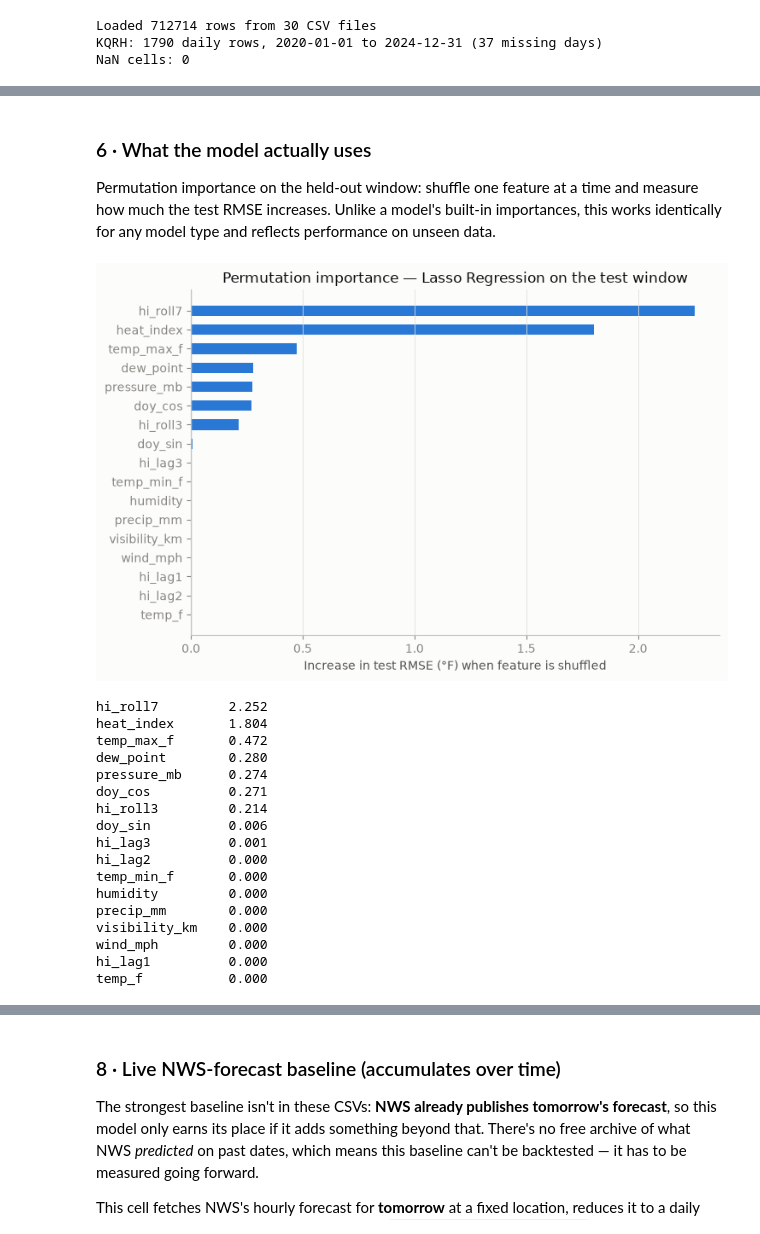
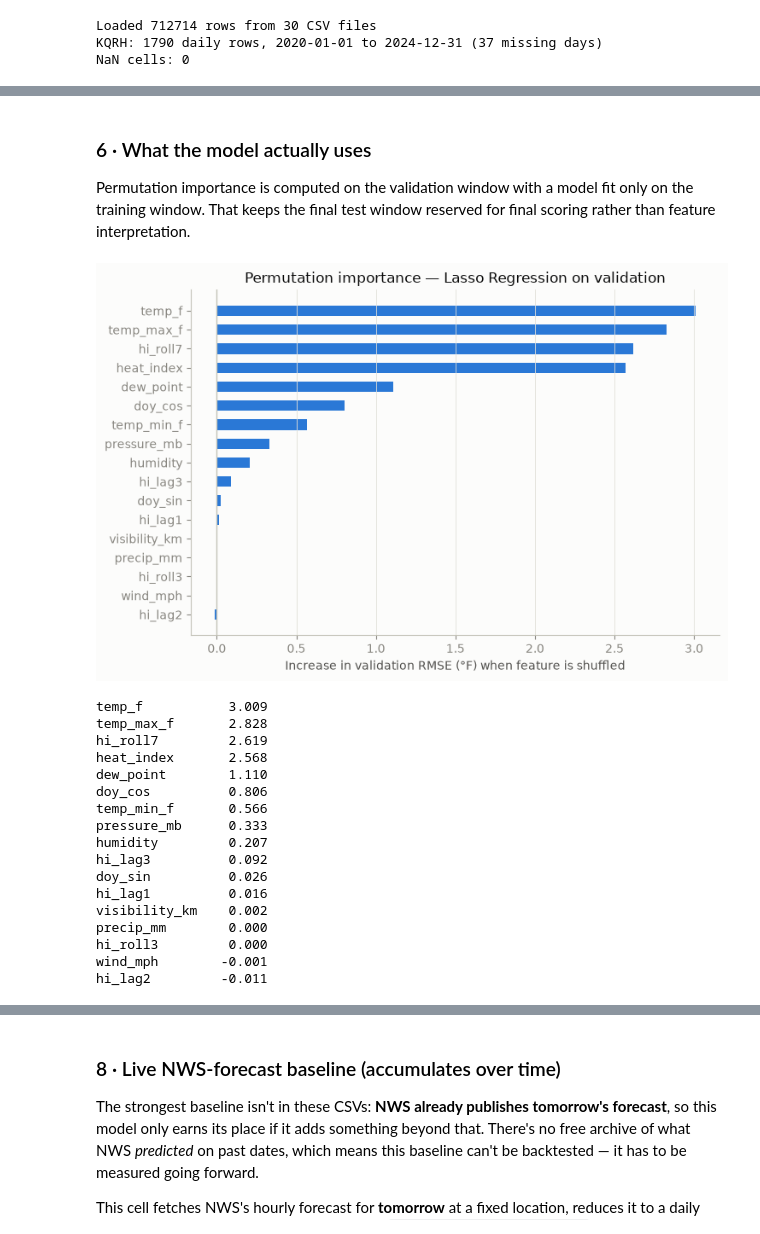
Before and after one commit to CatFatOw/Rice-To-Meet-You, a Jupyter notebook: heat_model_test.ipynb, the cells around one changed output, grey strips where cells are left out. Saved outputs shown, nothing was run; the diff lists cells and outputs as text; code cells hidden in the pictures.

Commit message:
Add visitor activity modeling outputs

```diff
--- a/heat_model_test.ipynb
+++ b/heat_model_test.ipynb
@@ -460,22 +517,23 @@ plt.rcParams.update({
 })
 
 final_model = tuned[best_name]["estimator"]
-final_model.fit(X_train, y_train)  # refit on the full training window
+final_model.fit(X_train_val, y_train_val)  # refit on all non-test data after selection is fixed
 pred_test = final_model.predict(X_test)
+clim_test = climatology_prediction(test.index, train_val.index.max())
 
-print(f"Held-out test window: {test.index.min().date()} to {test.index.max().date()} ({len(test)} days)\n")
-model_rmse = report_scores(f"{best_name} (test)", y_test, pred_test)
-persist_rmse = report_scores("Persistence (test)", y_test, X_test["heat_index"])
-clim_rmse = report_scores("Climatology (test)", y_test, clim_test)
+print(f"Final test window: {test.index.min().date()} to {test.index.max().date()} ({len(test)} days)\n")
+model_rmse = report_scores(f"{best_name} (final test)", y_test, pred_test)
+persist_rmse = report_scores("Persistence (final test)", y_test, X_test["heat_index"])
+clim_rmse = report_scores("Climatology (final test)", y_test, clim_test)
 print(f"\nForecast skill vs persistence: {1 - model_rmse / persist_rmse:+.1%} RMSE reduction")
 print(f"Forecast skill vs climatology: {1 - model_rmse / clim_rmse:+.1%} RMSE reduction")
 
-# Forecast overlay across the test window.
+# Forecast overlay across the final test window.
 fig, ax = plt.subplots(figsize=(9.5, 3.2))
 ax.plot(y_test.index, y_test, color=INK2, lw=1.2, label="Actual")
 ax.plot(y_test.index, pred_test, color=BLUE, lw=1.6, label="Predicted")
 ax.set_ylabel("Heat index (°F)")
-ax.set_title(f"Next-day heat index forecast on the held-out window — {best_name}")
+ax.set_title(f"Next-day heat index forecast on the final test window — {best_name}")
 ax.legend(frameon=False, loc="upper left")
 fig.tight_layout()
 plt.show()
@@ -507,6 +565,6 @@ heat_bins = [-np.inf, 90, 100, 110, np.inf]
 heat_labels = ["cool", "warm", "hot", "very hot"]
 label_pred = pd.cut(pd.Series(pred_test, index=y_test.index), bins=heat_bins, labels=heat_labels, right=False)
 label_true = pd.cut(y_test, bins=heat_bins, labels=heat_labels, right=False)
-print(f"Heat-category agreement on test days: {(label_pred == label_true).mean():.1%}")
+print(f"Heat-category agreement on final test days: {(label_pred == label_true).mean():.1%}")
 print(pd.crosstab(label_true, label_pred, rownames=["actual"], colnames=["predicted"]))
 # %% [output]
@@ -530,43 +588,44 @@ very hot      0     0   37        12
 # %% [markdown]
 ### 6 · What the model actually uses
 
-Permutation importance on the held-out window: shuffle one feature at a time and measure how much the test RMSE increases. Unlike a model's built-in importances, this works identically for any model type and reflects performance on unseen data.
+Permutation importance is computed on the validation window with a model fit only on the training window. That keeps the final test window reserved for final scoring rather than feature interpretation.
 # %%
-# Shuffle one feature's test-window values, measure how much RMSE degrades.
-# Features the model doesn't rely on (wind, most likely) land near zero.
-perm = permutation_importance(final_model, X_test, y_test, n_repeats=20,
+# Shuffle one feature's validation-window values, measure how much RMSE degrades.
+# The diagnostic model is fit on train only so validation remains unseen here.
+diagnostic_model = clone(tuned[best_name]["estimator"]).fit(X_train, y_train)
+perm = permutation_importance(diagnostic_model, X_val, y_val, n_repeats=20,
                               random_state=random_state, scoring="neg_root_mean_squared_error")
 importance = pd.Series(perm.importances_mean, index=feature_cols).sort_values()
 
 fig, ax = plt.subplots(figsize=(7.5, 5))
 ax.barh(importance.index, importance.values, color=BLUE, height=0.55)
 ax.axvline(0, color=BASELINE, lw=1)
 ax.grid(axis="y", visible=False)
-ax.set_xlabel("Increase in test RMSE (°F) when feature is shuffled")
-ax.set_title(f"Permutation importance — {best_name} on the test window")
+ax.set_xlabel("Increase in validation RMSE (°F) when feature is shuffled")
+ax.set_title(f"Permutation importance — {best_name} on validation")
 fig.tight_layout()
 plt.show()
 
 print(importance.sort_values(ascending=False).round(3).to_string())
 # %% [output]
-[figure, old version]
+[figure, new version]
-hi_roll7         2.252
-heat_index       1.804
-temp_max_f       0.472
-dew_point        0.280
-pressure_mb      0.274
-doy_cos          0.271
-hi_roll3         0.214
-doy_sin          0.006
-hi_lag3          0.001
-hi_lag2          0.000
-temp_min_f       0.000
-humidity         0.000
+temp_f           3.009
+temp_max_f       2.828
+hi_roll7         2.619
+heat_index       2.568
+dew_point        1.110
+doy_cos          0.806
+temp_min_f       0.566
+pressure_mb      0.333
+humidity         0.207
+hi_lag3          0.092
+doy_sin          0.026
+hi_lag1          0.016
+visibility_km    0.002
 precip_mm        0.000
-visibility_km    0.000
-wind_mph         0.000
-hi_lag1          0.000
-temp_f           0.000
+hi_roll3         0.000
+wind_mph        -0.001
+hi_lag2         -0.011
 # %% [markdown]
 ### 7 · Serve-time parity check
 
```
Also changed, not shown: parts of 17 cells of this notebook, 21 other files.
